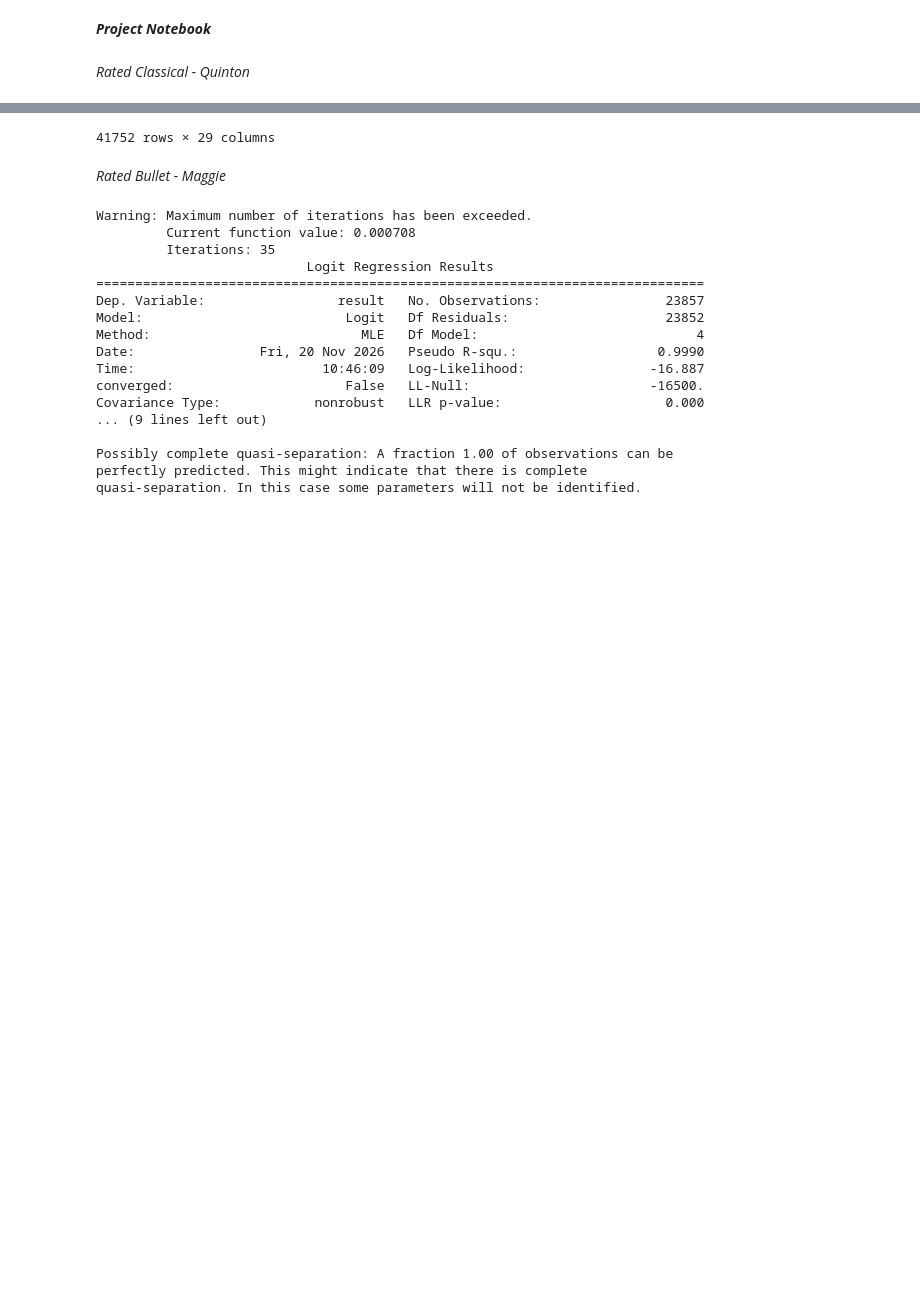
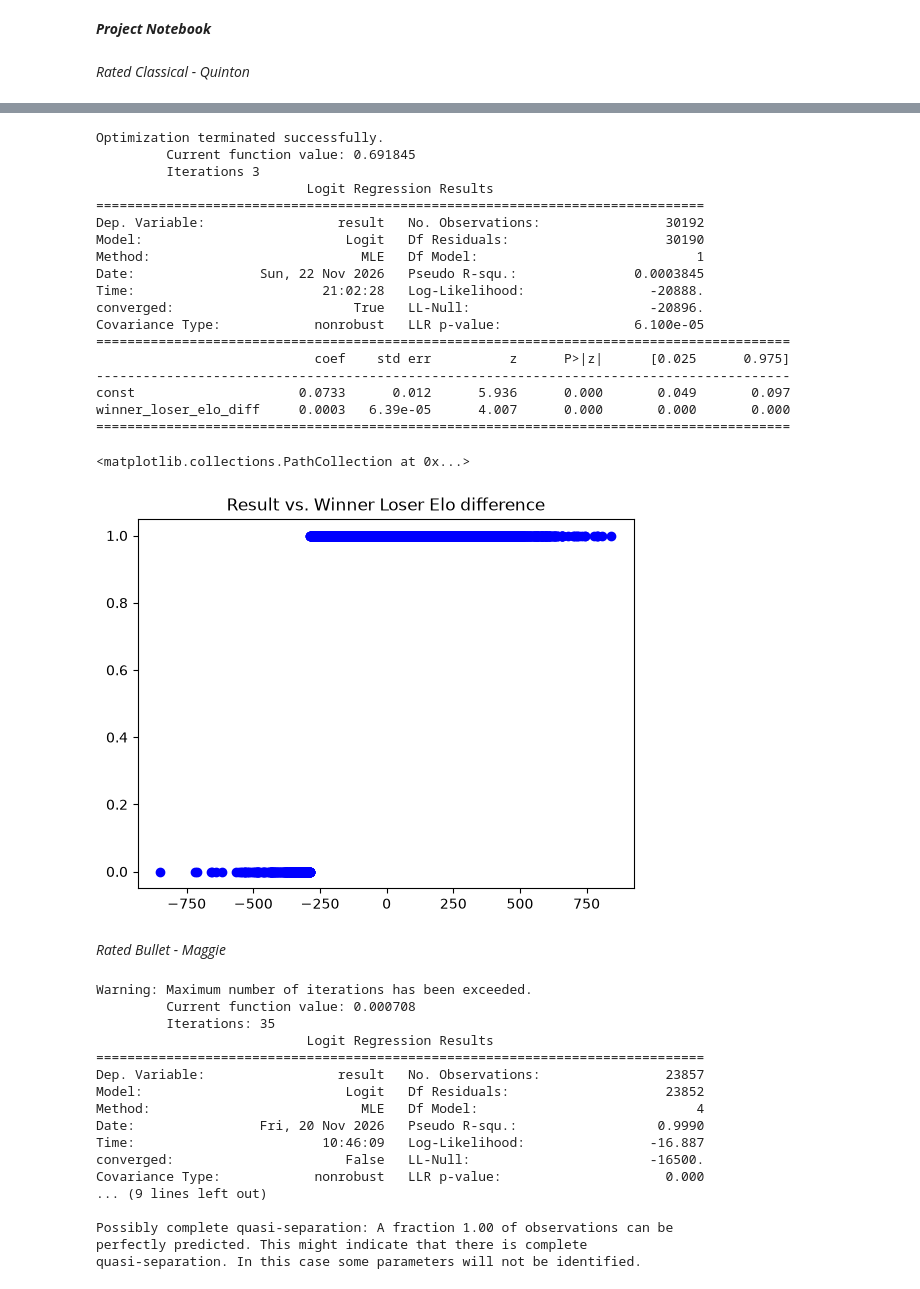
Before and after one commit to stemplem/White-vs-Black, a Jupyter notebook: Project_Notebook.ipynb, the cells around one changed output, grey strips where cells are left out. Saved outputs shown, nothing was run; the diff lists cells and outputs as text; code cells hidden in the pictures; blank space fills up the shorter version.

Commit message:
Logistic Regression Classical

```diff
--- a/Project_Notebook.ipynb
+++ b/Project_Notebook.ipynb
@@ -14,8 +14,22 @@ chess = pd.read_csv('lichess_db_standard_rated_2013-01_game_info.csv')
 # %%
 grouped= chess.groupby('event')
 classical= grouped.get_group('Rated Classical game')
-mapping= {'1-0':1, '0-1':0,'1/2-1/2':1/2}
+mapping= {'1-0':1, '0-1':0,'1/2-1/2':np.nan}
 classical['result']=classical['result'].replace(mapping)
-classical['result']=chess_classical['result'].astype('float')
-classical
+classical['result']=classical['result'].astype('float')
+classical= classical.loc[:,['result', 'winner_loser_elo_diff']]
+classical.dropna(how='any', inplace=True)
+labels=classical['result']
+features=classical['winner_loser_elo_diff']
+
+cl_train_vectors,cl_test_vectors,cl_train_labels,cl_test_labels=train_test_split(features,labels,test_size=.25)
+model=sm.Logit(cl_train_labels,sm.add_constant(cl_train_vectors))
+result=model.fit()
+print(result.summary()) # P values are low for winner_loser_elo_diff, so it must be statisically significant.
+
+prediction = round(result.predict(sm.add_constant(cl_test_vectors)))
+metrics.accuracy_score(y_true = cl_test_labels, y_pred = prediction)
+plt.title('Result vs. Winner Loser Elo difference')
+plt.scatter(cl_test_vectors,prediction, color = 'b')
+#According the scatter plot it is predicted that black has to be 200-250 points higher in elo to secure a win against white.
 # %% [output]
@@ -34,4 +36,23 @@ classical
-41752 rows × 29 columns
+Optimization terminated successfully.
+         Current function value: 0.691845
+         Iterations 3
+                           Logit Regression Results
+==============================================================================
+Dep. Variable:                 result   No. Observations:                30192
+Model:                          Logit   Df Residuals:                    30190
+Method:                           MLE   Df Model:                            1
+Date:                Sun, 22 Nov 2026   Pseudo R-squ.:               0.0003845
+Time:                        21:02:28   Log-Likelihood:                -20888.
+converged:                       True   LL-Null:                       -20896.
+Covariance Type:            nonrobust   LLR p-value:                 6.100e-05
+=========================================================================================
+                            coef    std err          z      P>|z|      [0.025      0.975]
+-----------------------------------------------------------------------------------------
+const                     0.0733      0.012      5.936      0.000       0.049       0.097
+winner_loser_elo_diff     0.0003   6.39e-05      4.007      0.000       0.000       0.000
+=========================================================================================
+<matplotlib.collections.PathCollection at 0x...>
+[figure, added]
 # %% [markdown]
 *Rated Bullet - Maggie*
 # %%
```
Also changed, not shown: parts of 1 cell of this notebook.
